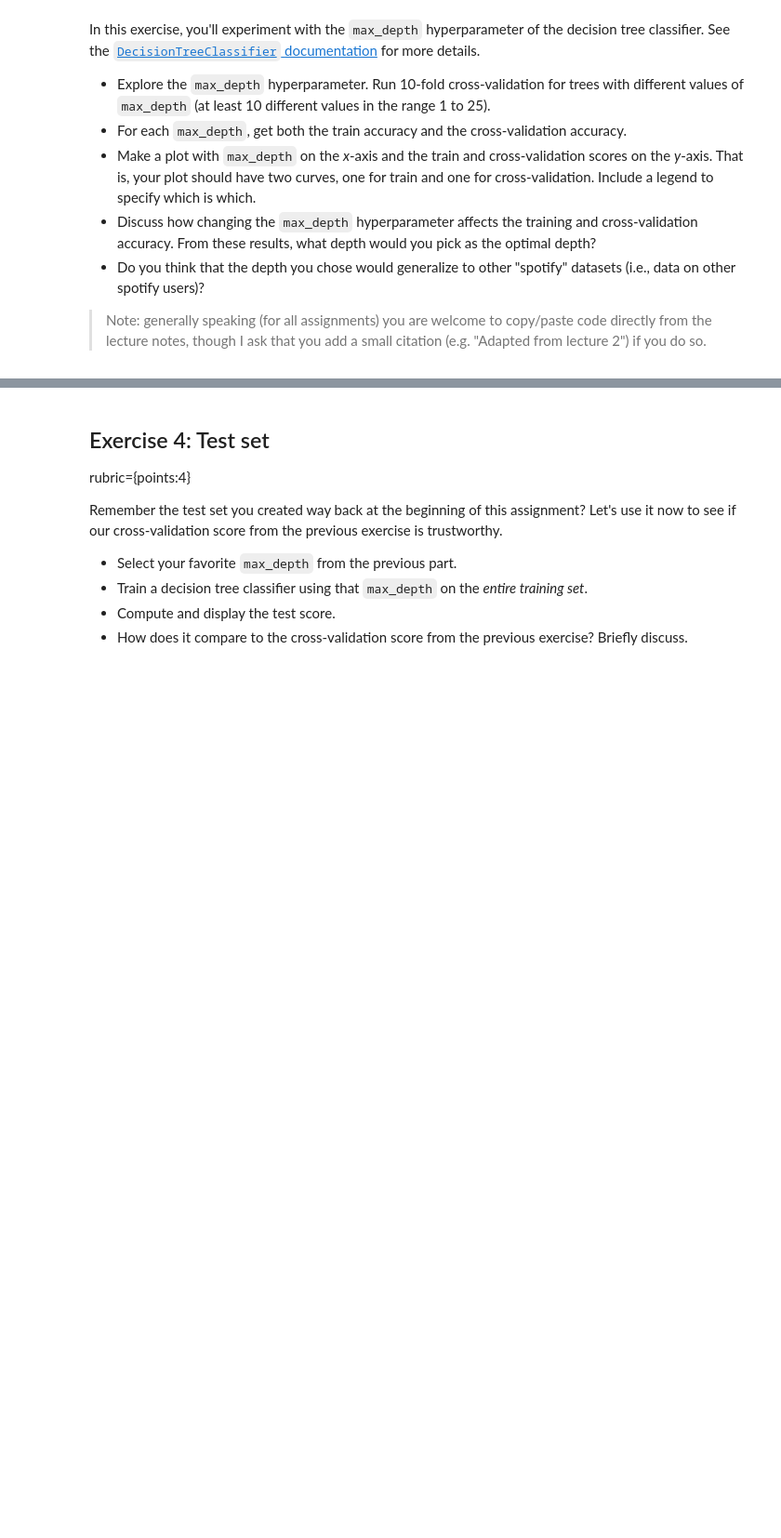
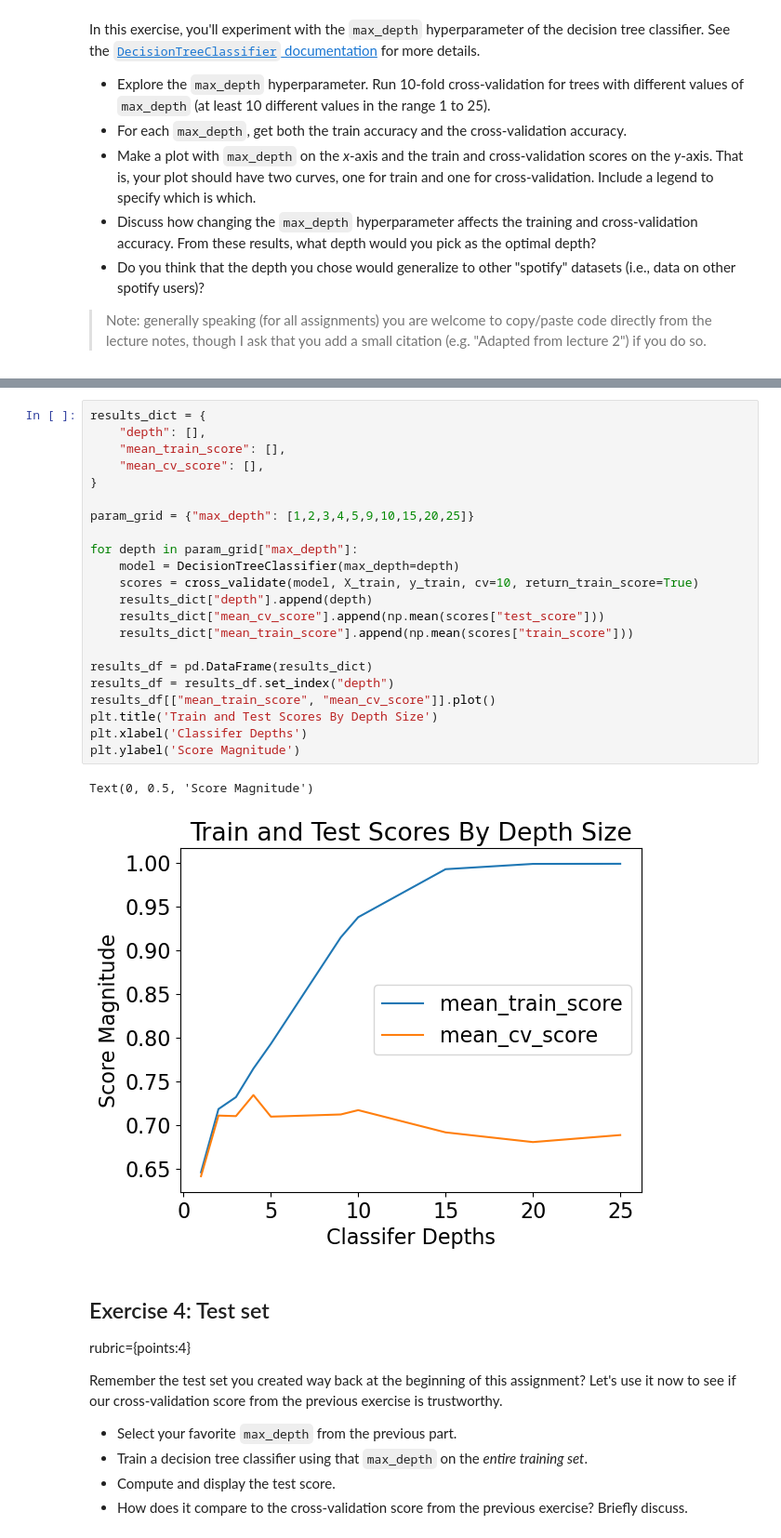
Before and after one commit to wangseann/cpsc330-2022W2, a Jupyter notebook: hw/hw2/hw2.ipynb, the cells around one changed output, grey strips where cells are left out. Shown at 93% size. Saved outputs shown, nothing was run; the diff lists cells and outputs as text; blank space fills up the shorter version.

```diff
--- a/hw/hw2/hw2.ipynb
+++ b/hw/hw2/hw2.ipynb
@@ -296,3 +302,28 @@ In this exercise, you'll experiment with the `max_depth` hyperparameter of the d
+# %%
+results_dict = {
+    "depth": [],
+    "mean_train_score": [],
+    "mean_cv_score": [],
+}
+
+param_grid = {"max_depth": [1,2,3,4,5,9,10,15,20,25]}
+
+for depth in param_grid["max_depth"]:
+    model = DecisionTreeClassifier(max_depth=depth)
+    scores = cross_validate(model, X_train, y_train, cv=10, return_train_score=True)
+    results_dict["depth"].append(depth)
+    results_dict["mean_cv_score"].append(np.mean(scores["test_score"]))
+    results_dict["mean_train_score"].append(np.mean(scores["train_score"]))
+
+results_df = pd.DataFrame(results_dict)
+results_df = results_df.set_index("depth")
+results_df[["mean_train_score", "mean_cv_score"]].plot()
+plt.title('Train and Test Scores By Depth Size')
+plt.xlabel('Classifer Depths')
+plt.ylabel('Score Magnitude')
+# %% [output]
+Text(0, 0.5, 'Score Magnitude')
+[figure, added]
 # %% [markdown]
 ## Exercise 4: Test set
 rubric={points:4}
```
Also changed, not shown: parts of 7 cells of this notebook.
